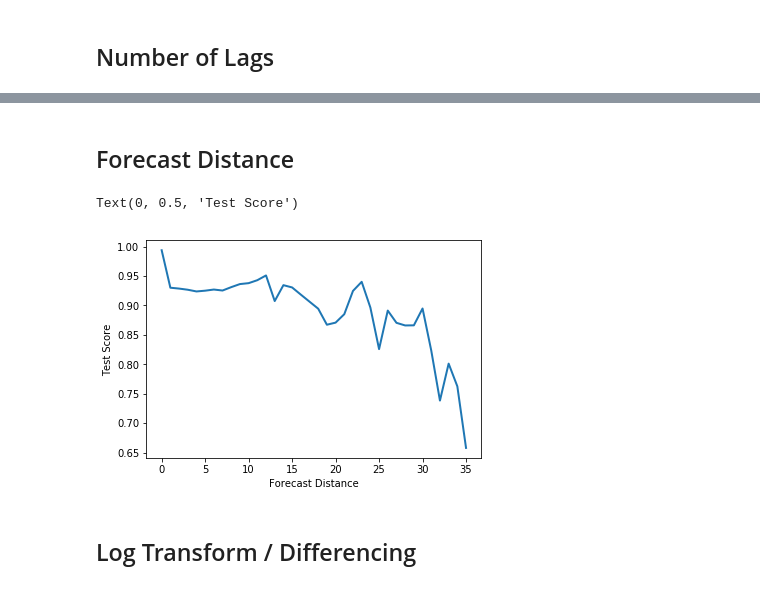
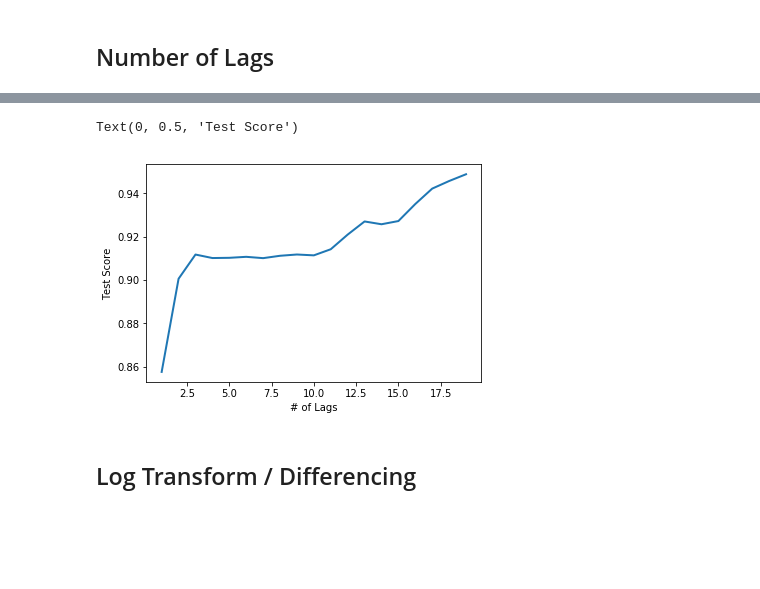
Before and after one commit to Daniel8hen/firefly-tutorials, a Jupyter notebook: meetup_automl_timeseries/Walkthrough.ipynb, the cells around one changed output, grey strips where cells are left out. Drawn from its saved outputs; the diff is of its cells as text; code cells hidden in the pictures; blank space fills up the shorter version.

```diff
--- a/meetup_automl_timeseries/Walkthrough.ipynb
+++ b/meetup_automl_timeseries/Walkthrough.ipynb
@@ -45,7 +47,7 @@ Average time step: 0 days 01:00:00
 # %% [markdown]
 ## Fitting a Model
 # %%
-def fit_model(t, X, y, distance, test_size=0.2, estimator=None, plot=False):
+def fit_model(t, X, y, test_size=0.2, estimator=None, plot=False):
     # apply forecast distance
     #     X = X.shift(distance)
 
@@ -195,13 +208,13 @@ X = df_train.drop(['Datetime', 'AEP_MW', 'entropy'], axis=1)
 y = df_train.AEP_MW
 
 # fit
-model, score = fit_model(t.values, X.values, y.values, plot=True, distance=12)
+model, score = fit_model(t.values, X.values, y.values, plot=True)
 
 # display importances
 feature_importance_summary(model, X.columns)
 
 # fit
-model, score = fit_model(t.values, X.values, y.values, plot=True, distance=12, estimator=RandomForestRegressor())
+# model, score = fit_model(t.values, X.values, y.values, plot=True, distance=12, estimator=RandomForestRegressor())
 
 # display importances
 # feature_importance_summary(model, X.columns)
@@ -342,18 +241,0 @@ feature_importance_summary(model)
-# %%
-row_counts = range(X.shape[0] // 2, X.shape[0] + 1)
-scores = []
-
-for n in row_counts:
-    recent = X.index[-n:]
-    model, score = fit_model(t.loc[recent], X.loc[recent, :], y.loc[recent], distance=12)
-    scores.append(score)
-
-plt.figure()
-plt.plot(100.0*np.array(row_counts)/X.shape[0], scores, lw=2)
-plt.axhline(max(scores), linestyle='--', color='gray')
-plt.xlabel('% recent rows')
-plt.ylabel('Test Score')
-
-plt.figure(figsize=(9,3))
-plt.plot(t, y, '-', lw=2)
-plt.axvline(t.iloc[-np.argmax(row_counts)], linestyle='--', color='gray')
@@ -364,20 +242,28 @@ plt.axvline(t.iloc[-np.argmax(row_counts)], linestyle='--', color='gray')
-# %% [markdown]
-## Forecast Distance
 # %%
-distances = range(0, 36)
+t = df_train.Datetime
+y = df_train.AEP_MW
+
 scores = []
+lag_count = []
+for i in range(1,n_lags):
+    drop_columns = ['Datetime', 'AEP_MW', 'entropy']
+    for l in range(1,i):
+        drop_columns.append('lag' + str(n_lags-l))
 
-for i in distances:
-    model, score = fit_model(t, X, y, distance=i)
+    X = df_train.drop(drop_columns, axis=1)
+
+    # fit
+    model, score = fit_model(t.values, X.values, y.values, plot=False)
     scores.append(score)
+    lag_count.append(n_lags-i)
 
 plt.figure()
-plt.plot(distances, scores, lw=2)
-plt.xlabel('Forecast Distance')
+plt.plot(lag_count, scores, lw=2)
+plt.xlabel('# of Lags')
 plt.ylabel('Test Score')
 # %% [output]
 Text(0, 0.5, 'Test Score')
-[figure, old version]
+[figure, new version]
 # %% [markdown]
 ## Log Transform / Differencing
 # %%
```
Also changed, not shown: parts of 9 cells of this notebook.
